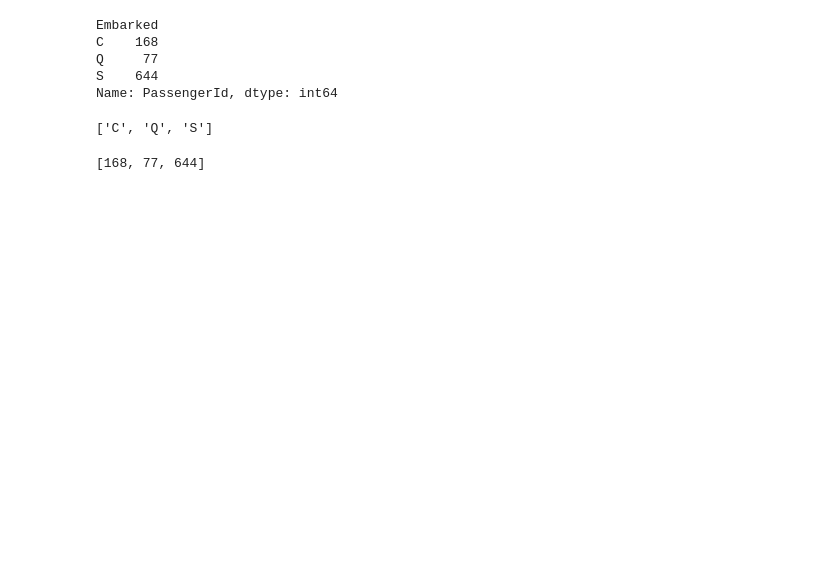
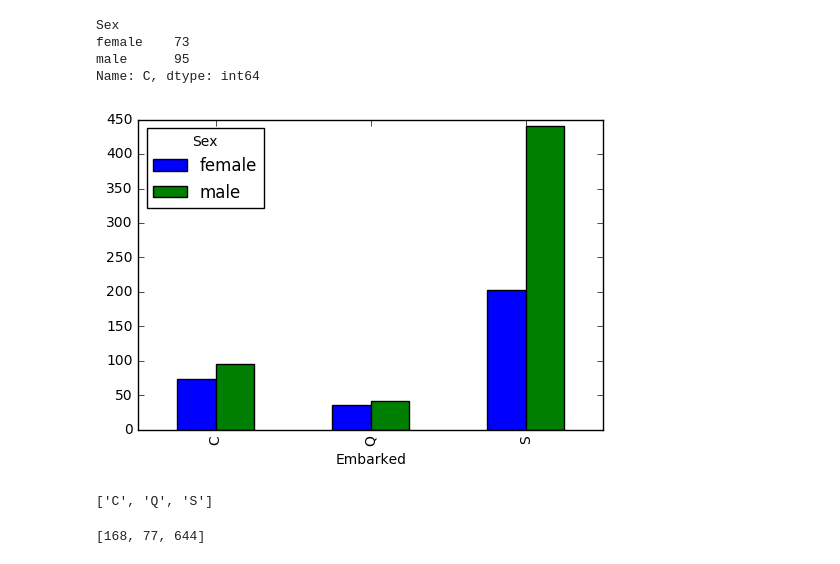
Before and after one commit to NekuSakuraba/ud120-projects, a Jupyter notebook: evaluation/Barplots Example.ipynb, the cells around one changed output. Saved outputs shown, nothing was run; the diff lists cells and outputs as text; code cells hidden in the pictures; blank space fills up the shorter version.

```diff
--- a/evaluation/Barplots Example.ipynb
+++ b/evaluation/Barplots Example.ipynb
@@ -18,15 +18,18 @@ full_data.head()
 | 3 | 4 | 1 | 1 | Futrelle, Mrs. Jacques Heath (Lil... | female | 35.0 | 1 | 0 | 113803 | 53.1000 | ... |
 | 4 | 5 | 0 | 3 | Allen, Mr. William Henry | male | 35.0 | 0 | 0 | 373450 | 8.0500 | ... |
 # %%
-emb = full_data.groupby('Embarked').count()['PassengerId']
+emb = full_data.groupby(['Embarked','Sex']).count()['PassengerId']
+emb = emb.unstack()
+# %% [output]
+Sex
+female    73
+male      95
+Name: C, dtype: int64
-# %%
-emb
-# %% [output]
-Embarked
-C    168
-Q     77
-S    644
-Name: PassengerId, dtype: int64
+# %%
+emb.plot.bar()
+plt.show()
+# %% [output]
+[figure, added]
 # %%
 emb.keys().tolist()
 # %% [output]
```
Also changed, not shown: parts of 7 cells of this notebook, 4 other files.
